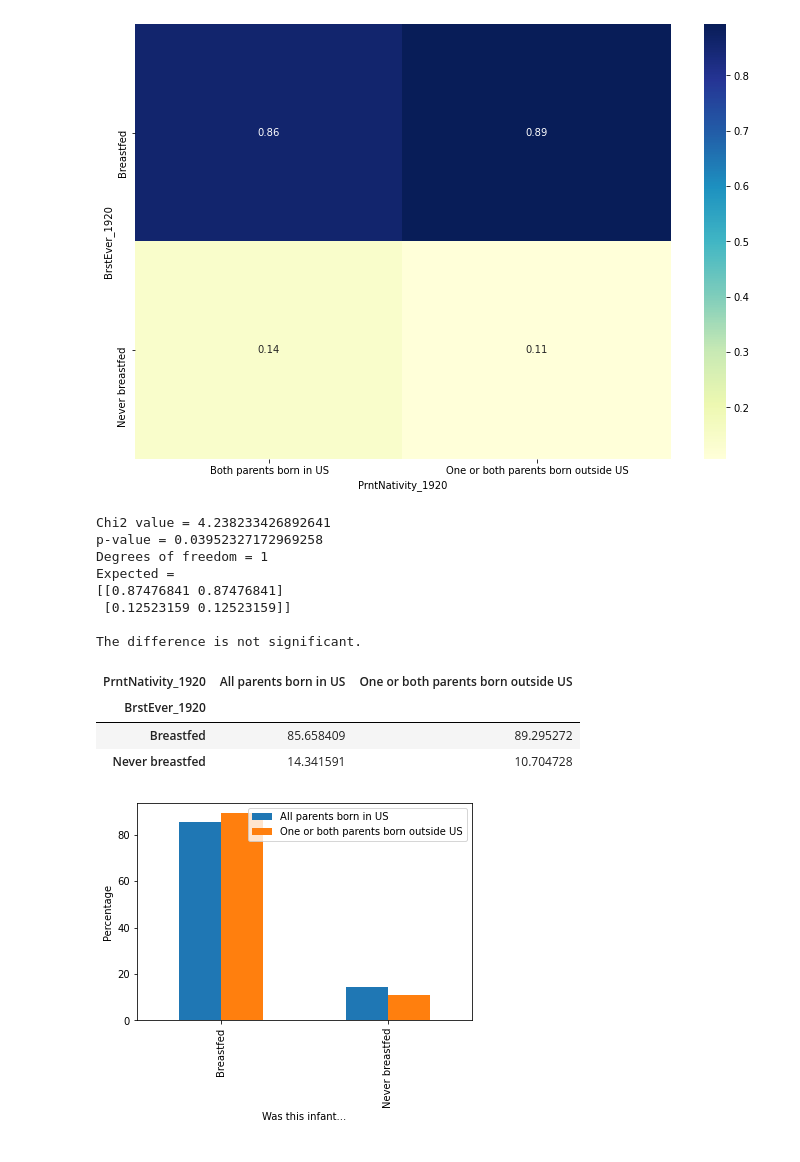
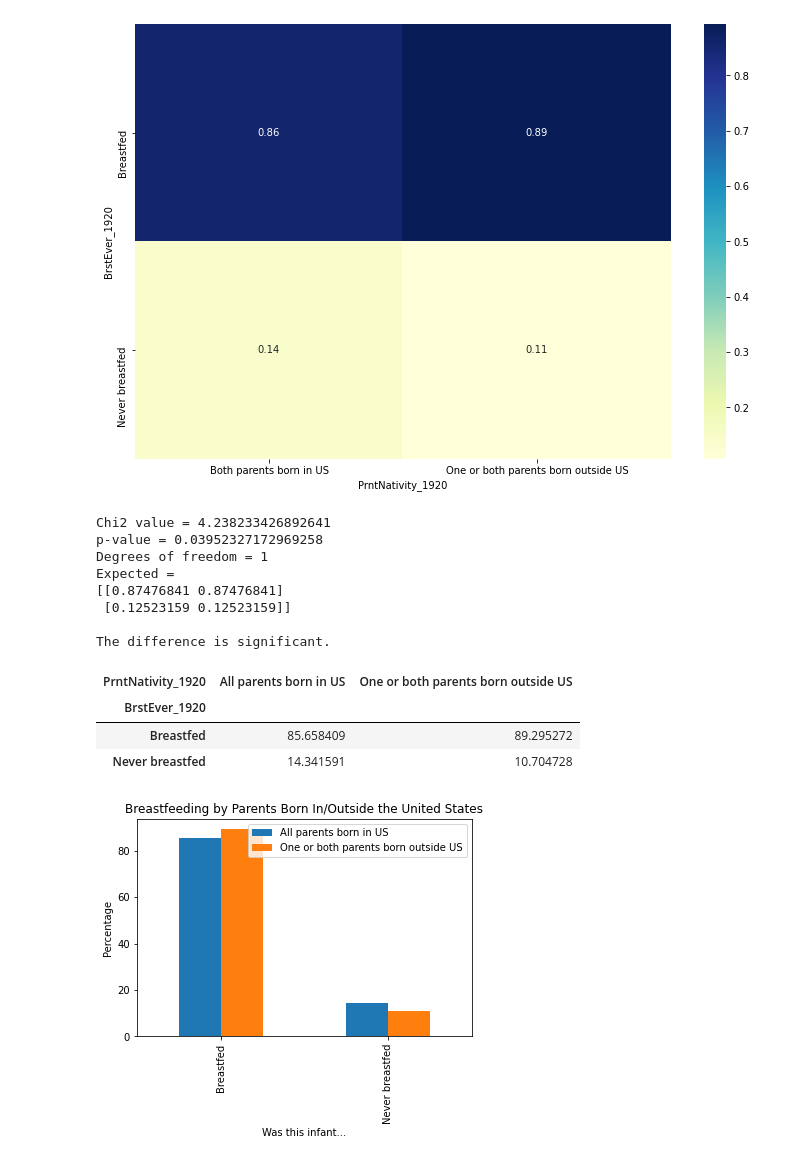
Before and after one commit to ejdiener/cs103a-cpa01, a Jupyter notebook: cpa01.ipynb, the cells around one changed output. Saved outputs shown, nothing was run; the diff lists cells and outputs as text; code cells hidden in the pictures.

```diff
--- a/cpa01.ipynb
+++ b/cpa01.ipynb
@@ -202,7 +221,7 @@ sns.heatmap(ceverbreastfed_gen, annot=True, cmap="YlGnBu")
 # %%
 # Now for the chi squared...
 c, p, dof, expected = chi2(ceverbreastfed_gen)
-print("Chi2 value = " + str(c) + "\np-value = " + str(p) + "\nDegrees of freedom = " + str(dof) + "\nExpected = \n" + str(expected) + "\n\nThe difference is also not significant.")
+print("Chi2 value = " + str(c) + "\np-value = " + str(p) + "\nDegrees of freedom = " + str(dof) + "\nExpected = \n" + str(expected) + "\n\nThe difference is significant.")
 # %% [output]
 Chi2 value = 4.238233426892641
 p-value = 0.03952327172969258
@@ -211,7 +230,7 @@ Expected =
 [[0.87476841 0.87476841]
  [0.12523159 0.12523159]]
 
-The difference is not significant.
+The difference is significant.
 # %%
 # We can repeat the obligatory pivot, this time with percentages from the beginning
 peverbreastfed_gen = everbreastfed_gen.pivot_table(index='BrstEver_1920', columns='PrntNativity_1920', aggfunc=len)
@@ -227,11 +246,12 @@ ppeverbreastfed_gen
 # %%
 # And now we plot.
 ax = ppeverbreastfed_gen.plot(kind="bar", legend=False)
 fig = ax.get_figure()
+ax.set_title("Breastfeeding by Parents Born In/Outside the United States")
 ax.set_xlabel("Was this infant...")
 ax.set_ylabel("Percentage")
 patches, labels = ax.get_legend_handles_labels()
 ax.legend(patches, labels, loc='best')
 fig.show()
 # %% [output]
-[figure, old version]
+[figure, new version]
```
Also changed, not shown: parts of 7 cells of this notebook.
